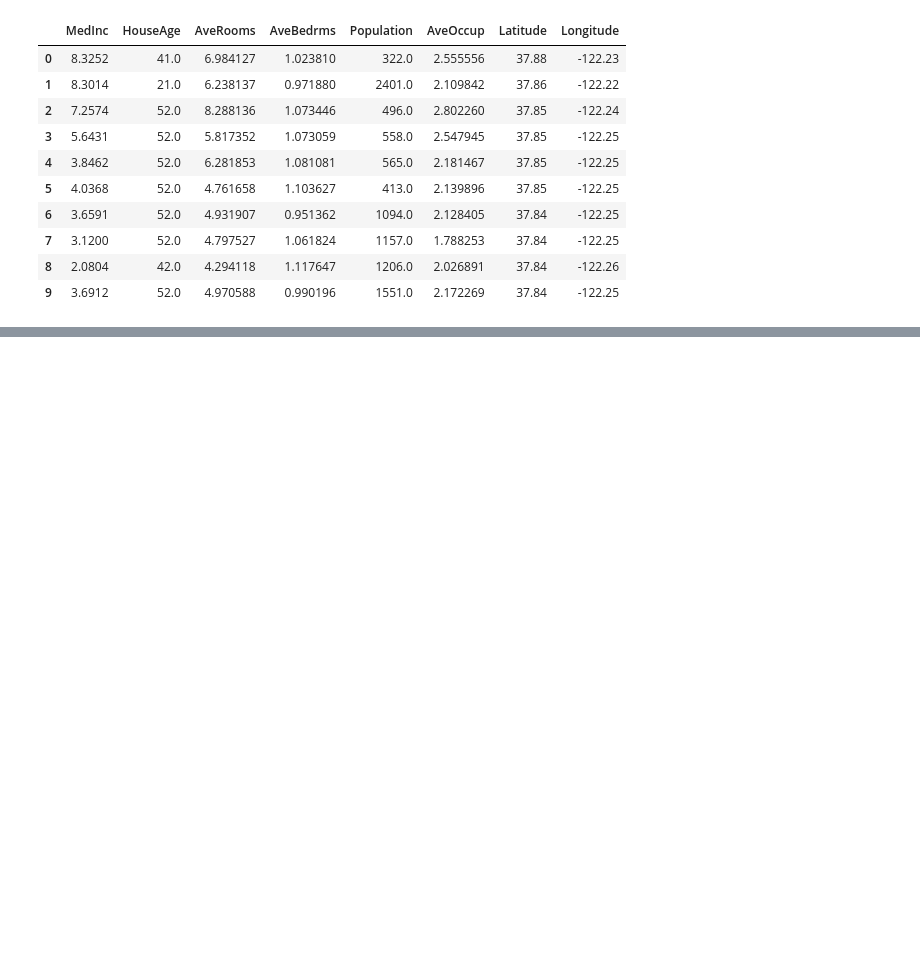
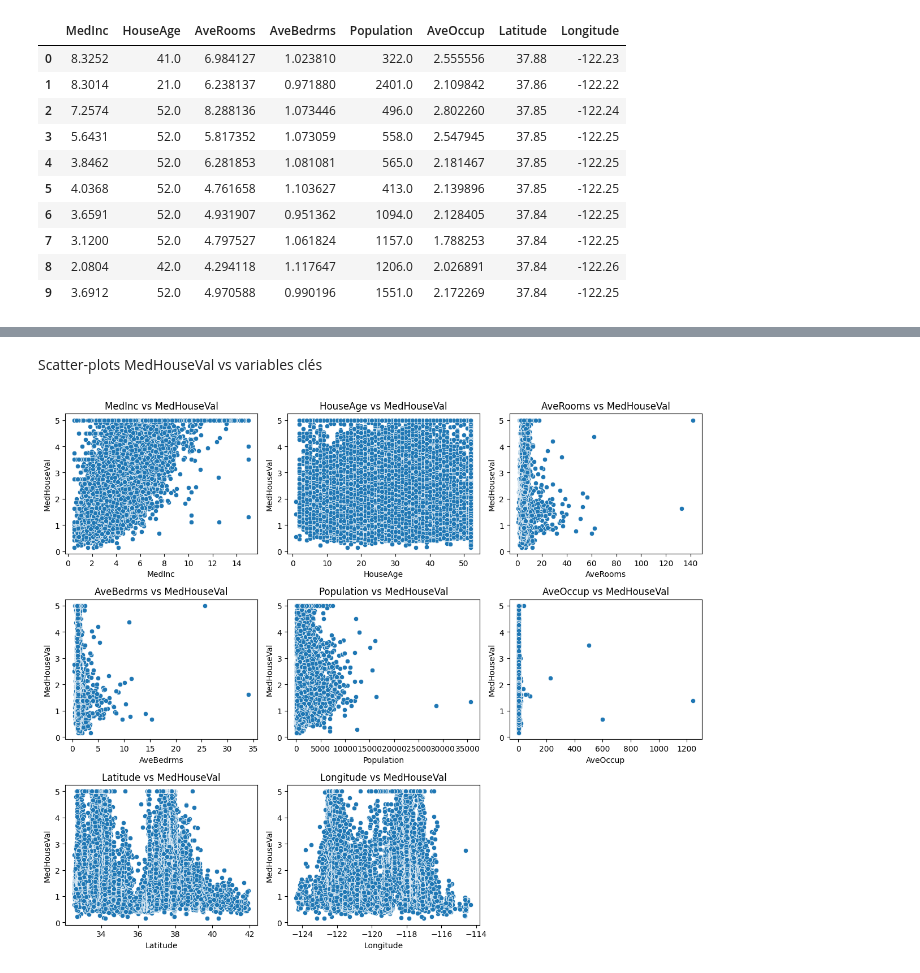
Before and after one commit to MathieuFan22/TP-ML-Mirada, a Jupyter notebook: Regression_California_Housing_MIRADA.ipynb, the cells around one changed output, grey strips where cells are left out. Saved outputs shown, nothing was run; the diff lists cells and outputs as text; code cells hidden in the pictures; blank space fills up the shorter version.

```diff
--- a/Regression_California_Housing_MIRADA.ipynb
+++ b/Regression_California_Housing_MIRADA.ipynb
@@ -74,0 +91,16 @@ Histogrammes :
+# %% [markdown]
+Scatter-plots  MedHouseVal vs variables clés
+# %%
+plt.figure(figsize=(12, 10))
+for i, col in enumerate(features):
+    plt.subplot(3, 3, i + 1)
+    sns.scatterplot(x=df[col], y=df["MedHouseVal"])
+    plt.xlabel(col)
+    plt.ylabel("MedHouseVal")
+    plt.title(f"{col} vs MedHouseVal")
+
+
+plt.tight_layout()
+plt.show()
+# %% [output]
+[figure, added]
```
Also changed, not shown: parts of 12 cells of this notebook.
